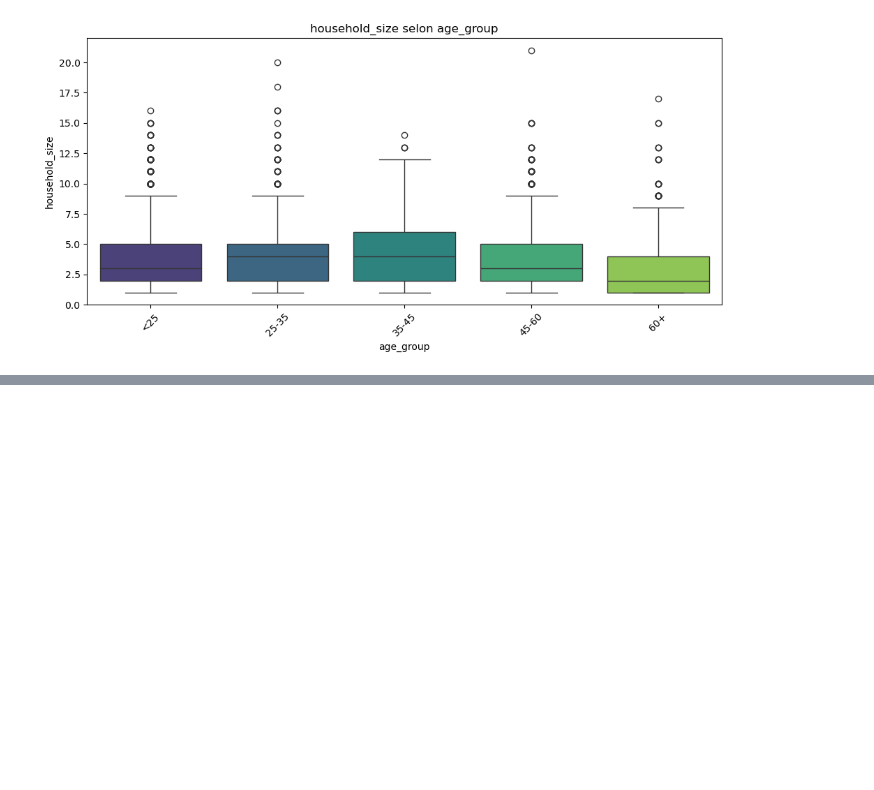
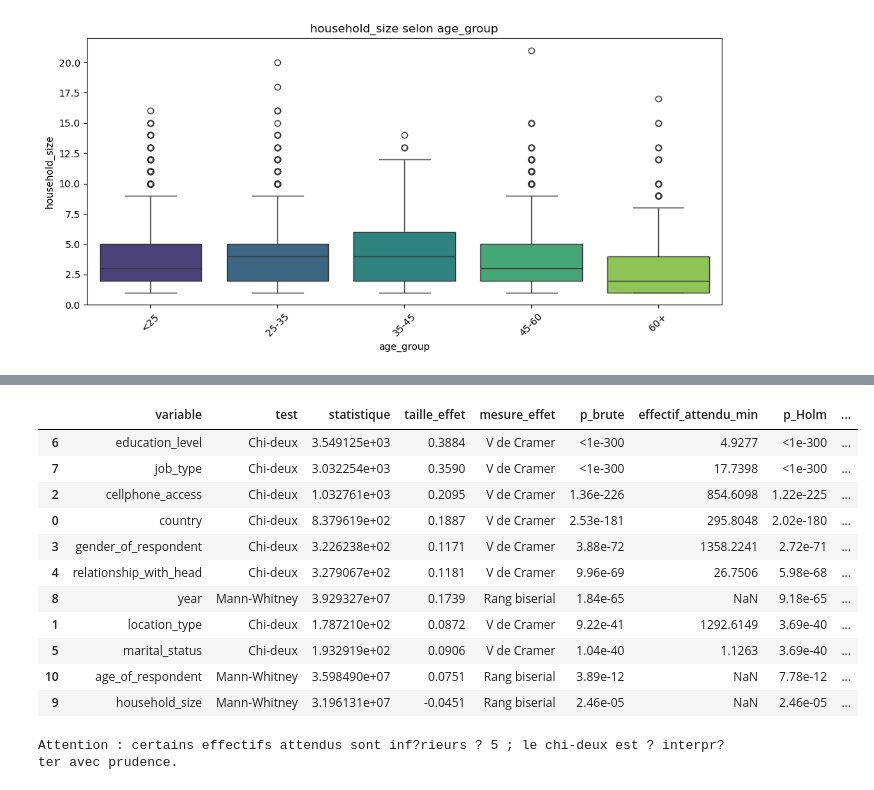
Before and after one commit to ElFuegoX/Data-Science, a Jupyter notebook: finance.ipynb, the cells around one changed output, grey strips where cells are left out. Drawn from its saved outputs; the diff is of its cells as text; code cells hidden in the pictures; blank space fills up the shorter version.

Commit message:
ajout de l'analyse multivariéé

```diff
--- a/finance.ipynb
+++ b/finance.ipynb
@@ -412,0 +474,69 @@ Passing `palette` without assigning `hue` is deprecated and will be removed in v
+# %%
+resultats_tests = []
+
+for variable in variables_categorielles_multi:
+    tableau = pd.crosstab(donnees_multi[variable], donnees_multi[cible])
+    chi2, p_value, _, attendus = chi2_contingency(tableau)
+    n = tableau.to_numpy().sum()
+    v_cramer = np.sqrt(
+        chi2 / (n * min(tableau.shape[0] - 1, tableau.shape[1] - 1))
+    )
+    resultats_tests.append({
+        "variable": variable,
+        "test": "Chi-deux",
+        "statistique": chi2,
+        "taille_effet": v_cramer,
+        "mesure_effet": "V de Cramer",
+        "p_brute": p_value,
+        "effectif_attendu_min": attendus.min(),
+    })
+
+for variable in variables_numeriques_multi:
+    oui = donnees_multi.loc[donnees_multi[cible] == "Yes", variable]
+    non = donnees_multi.loc[donnees_multi[cible] == "No", variable]
+    resultat = mannwhitneyu(oui, non, alternative="two-sided")
+    effet = 2 * resultat.statistic / (len(oui) * len(non)) - 1
+    resultats_tests.append({
+        "variable": variable,
+        "test": "Mann-Whitney",
+        "statistique": resultat.statistic,
+        "taille_effet": effet,
+        "mesure_effet": "Rang biserial",
+        "p_brute": resultat.pvalue,
+        "effectif_attendu_min": np.nan,
+    })
+
+tests_multi = pd.DataFrame(resultats_tests)
+ordre = np.argsort(tests_multi["p_brute"].to_numpy())
+p_triees = tests_multi.iloc[ordre]["p_brute"].to_numpy()
+p_holm = np.minimum(
+    1,
+    np.maximum.accumulate((len(p_triees) - np.arange(len(p_triees))) * p_triees),
+)
+tests_multi["p_Holm"] = np.nan
+tests_multi.loc[tests_multi.index[ordre], "p_Holm"] = p_holm
+tests_multi["significatif_5pct"] = tests_multi["p_Holm"] < 0.05
+
+affichage_tests = tests_multi.sort_values("p_Holm").copy()
+for colonne in ["p_brute", "p_Holm"]:
+    affichage_tests[colonne] = affichage_tests[colonne].map(
+        lambda p: "<1e-300" if p == 0 else f"{p:.2e}"
+    )
+display(affichage_tests.round(4))
+
+if (tests_multi["effectif_attendu_min"].dropna() < 5).any():
+    print("Attention : certains effectifs attendus sont inf?rieurs ? 5 ; le chi-deux est ? interpr?ter avec prudence.")
+# %% [output]
+|  | variable | test | statistique | taille_effet | mesure_effet | p_brute | effectif_attendu_min | p_Holm | ... |
+| 6 | education_level | Chi-deux | 3.549125e+03 | 0.3884 | V de Cramer | <1e-300 | 4.9277 | <1e-300 | ... |
+| 7 | job_type | Chi-deux | 3.032254e+03 | 0.3590 | V de Cramer | <1e-300 | 17.7398 | <1e-300 | ... |
+| 2 | cellphone_access | Chi-deux | 1.032761e+03 | 0.2095 | V de Cramer | 1.36e-226 | 854.6098 | 1.22e-225 | ... |
+| 0 | country | Chi-deux | 8.379619e+02 | 0.1887 | V de Cramer | 2.53e-181 | 295.8048 | 2.02e-180 | ... |
+| 3 | gender_of_respondent | Chi-deux | 3.226238e+02 | 0.1171 | V de Cramer | 3.88e-72 | 1358.2241 | 2.72e-71 | ... |
+| 4 | relationship_with_head | Chi-deux | 3.279067e+02 | 0.1181 | V de Cramer | 9.96e-69 | 26.7506 | 5.98e-68 | ... |
+| 8 | year | Mann-Whitney | 3.929327e+07 | 0.1739 | Rang biserial | 1.84e-65 | NaN | 9.18e-65 | ... |
+| 1 | location_type | Chi-deux | 1.787210e+02 | 0.0872 | V de Cramer | 9.22e-41 | 1292.6149 | 3.69e-40 | ... |
+| 5 | marital_status | Chi-deux | 1.932919e+02 | 0.0906 | V de Cramer | 1.04e-40 | 1.1263 | 3.69e-40 | ... |
+| 10 | age_of_respondent | Mann-Whitney | 3.598490e+07 | 0.0751 | Rang biserial | 3.89e-12 | NaN | 7.78e-12 | ... |
+| 9 | household_size | Mann-Whitney | 3.196131e+07 | -0.0451 | Rang biserial | 2.46e-05 | NaN | 2.46e-05 | ... |
+Attention : certains effectifs attendus sont inf?rieurs ? 5 ; le chi-deux est ? interpr?ter avec prudence.
```
Also changed, not shown: parts of 8 cells of this notebook.
